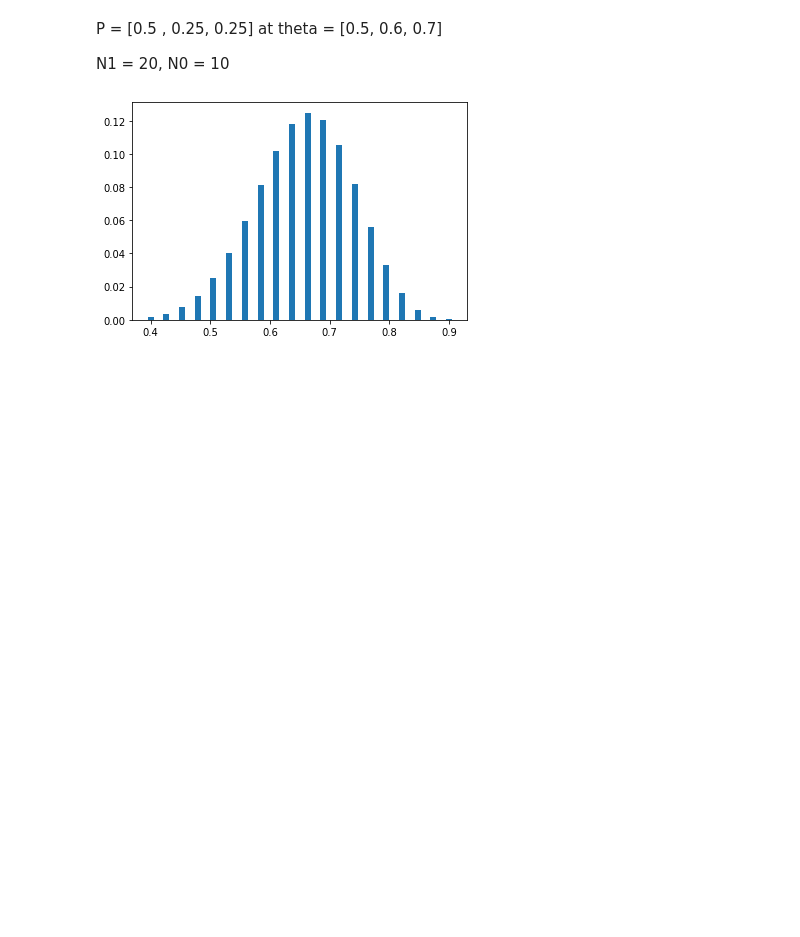
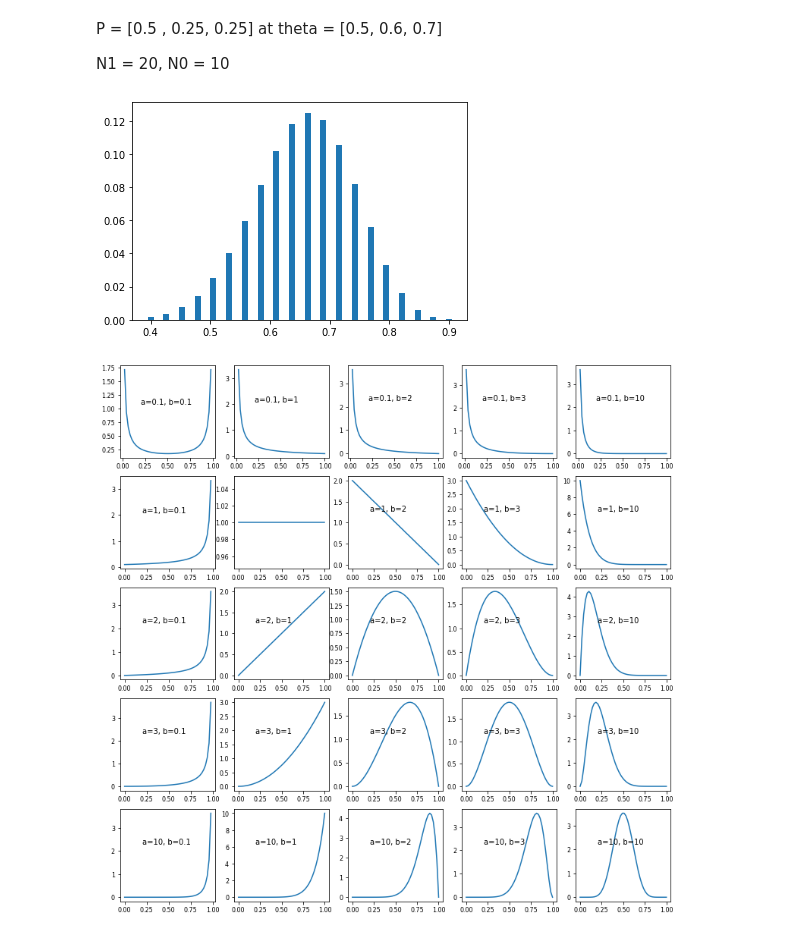
Before and after one commit to yongduek/lectures, a Jupyter notebook: studies/beta-bern-mixture.ipynb, the cells around one changed output. Cells and saved outputs as stored; diff of their text form; code cells hidden in the pictures; blank space fills up the shorter version.

```diff
--- a/studies/beta-bern-mixture.ipynb
+++ b/studies/beta-bern-mixture.ipynb
@@ -111,3 +111,18 @@ posterior = LP / Z
 plt.bar(theta, posterior, width=.01);
 # %% [output]
 [figure]
+# %%
+## Beta distribution
+alphas = [0.1, 1, 2, 3, 10]
+betas = [0.1, 1, 2, 3, 10]
+p = np.linspace(0, 1, 50)
+fig, axes = plt.subplots(5, 5, figsize=(13,13))
+for i, a in enumerate(alphas):
+    for j, b in enumerate(betas):
+        ax = axes[i,j]
+        pdf = stats.beta.pdf(p, a, b)
+        ax.plot(p, pdf)
+        ax.tick_params(labelsize=8)
+        ax.text(0.2, ax.get_ylim()[1]*.6, f'a={a}, b={b}')
+# %% [output]
+[figure, added]
```
